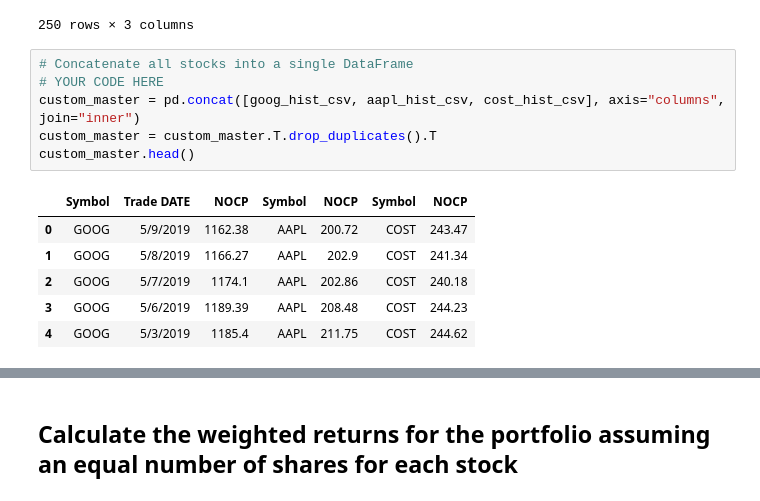
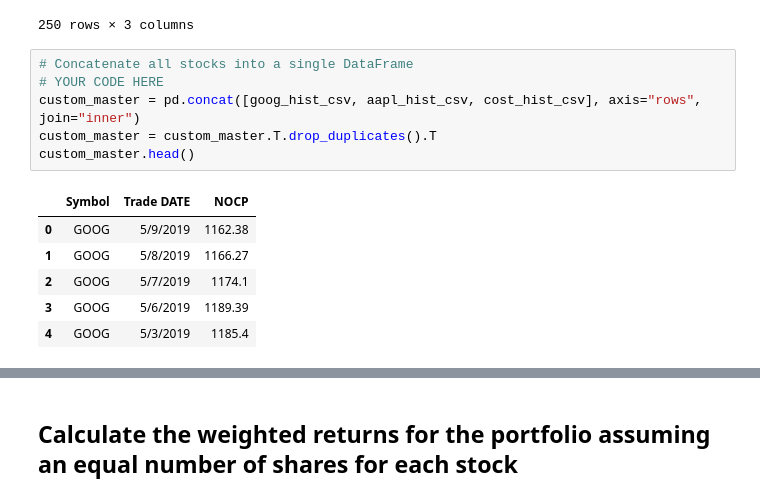
Before and after one commit to AndreasC93/pandas-homework, a Jupyter notebook: whale_analysis.ipynb, the cells around one changed output, grey strips where cells are left out. Drawn from its saved outputs; the diff is of its cells as text.

```diff
--- a/whale_analysis.ipynb
+++ b/whale_analysis.ipynb
@@ -407,13 +408,13 @@ cost_hist_csv
 # %%
 # Concatenate all stocks into a single DataFrame
 # YOUR CODE HERE
-custom_master = pd.concat([goog_hist_csv, aapl_hist_csv, cost_hist_csv], axis="columns", join="inner")
+custom_master = pd.concat([goog_hist_csv, aapl_hist_csv, cost_hist_csv], axis="rows", join="inner")
 custom_master = custom_master.T.drop_duplicates().T
 custom_master.head()
 # %% [output]
-|  | Symbol | Trade DATE | NOCP | Symbol | NOCP | Symbol | NOCP |
-| 0 | GOOG | 5/9/2019 | 1162.38 | AAPL | 200.72 | COST | 243.47 |
-| 1 | GOOG | 5/8/2019 | 1166.27 | AAPL | 202.9 | COST | 241.34 |
-| 2 | GOOG | 5/7/2019 | 1174.1 | AAPL | 202.86 | COST | 240.18 |
-| 3 | GOOG | 5/6/2019 | 1189.39 | AAPL | 208.48 | COST | 244.23 |
-| 4 | GOOG | 5/3/2019 | 1185.4 | AAPL | 211.75 | COST | 244.62 |
+|  | Symbol | Trade DATE | NOCP |
+| 0 | GOOG | 5/9/2019 | 1162.38 |
+| 1 | GOOG | 5/8/2019 | 1166.27 |
+| 2 | GOOG | 5/7/2019 | 1174.1 |
+| 3 | GOOG | 5/6/2019 | 1189.39 |
+| 4 | GOOG | 5/3/2019 | 1185.4 |
```
Also changed, not shown: parts of 9 cells of this notebook.
